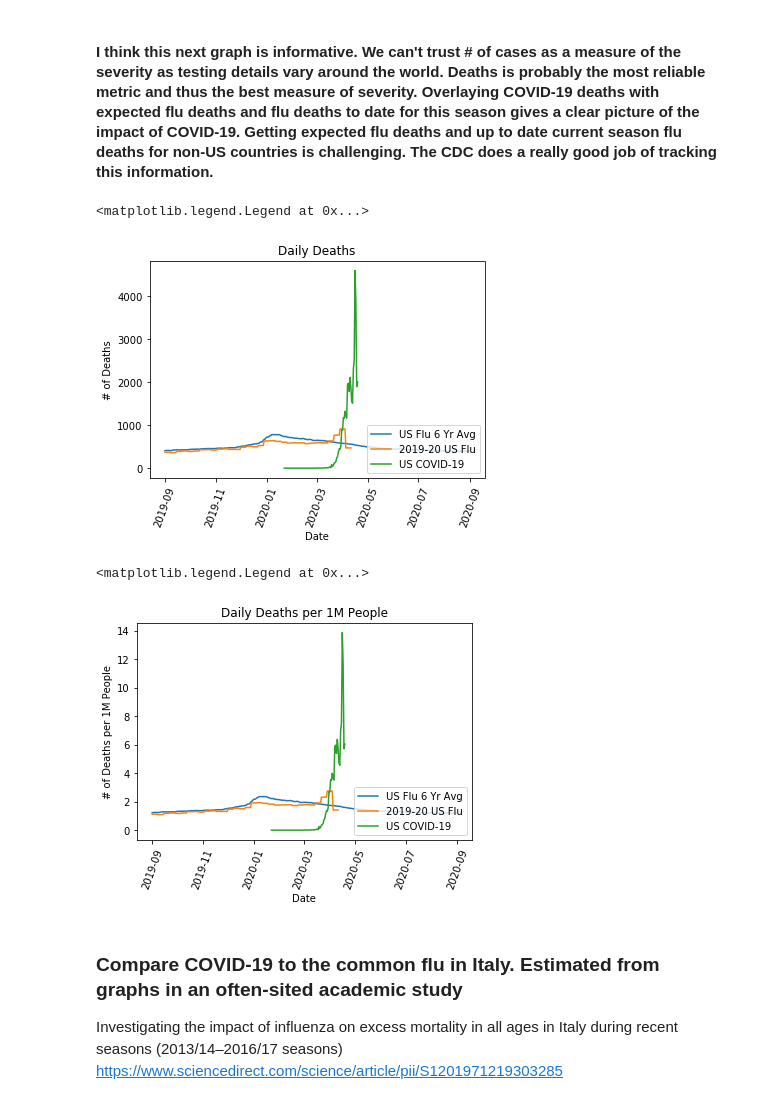
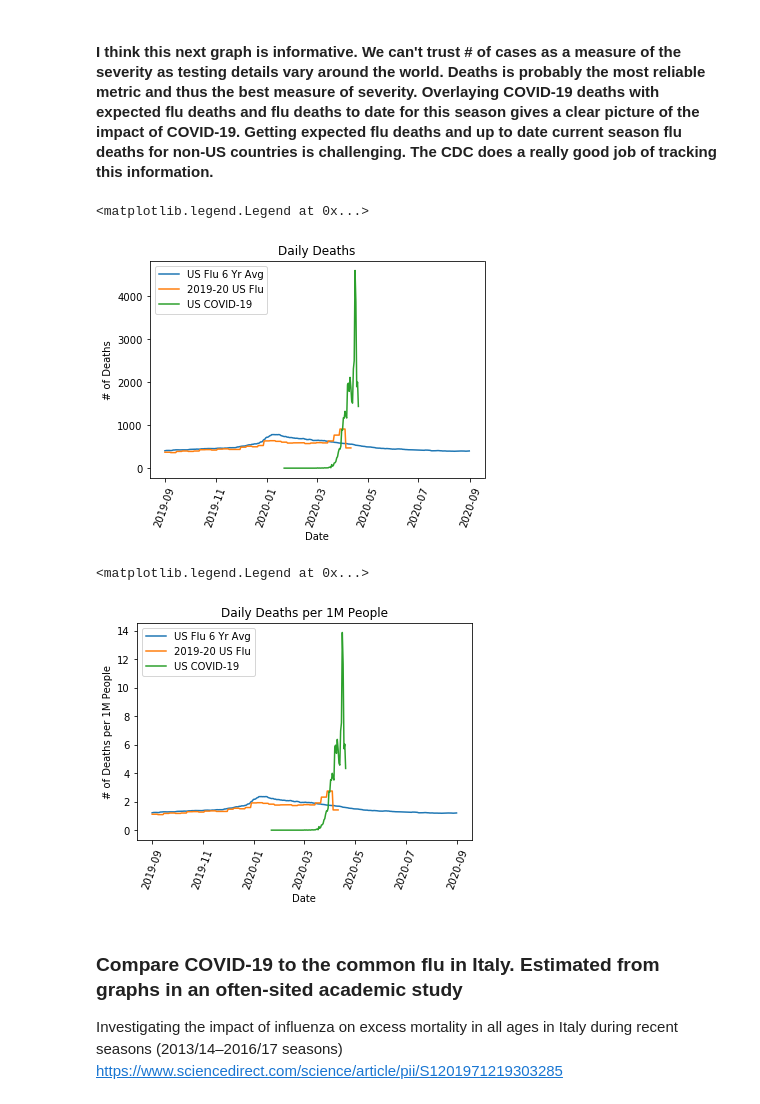
Before and after one commit to joshpoduska/infectious-disease-data, a Jupyter notebook: code/data_exploration_n_viz.ipynb, the cells around one changed output. Saved outputs shown, nothing was run; the diff lists cells and outputs as text; code cells hidden in the pictures.

```diff
--- a/code/data_exploration_n_viz.ipynb
+++ b/code/data_exploration_n_viz.ipynb
@@ -594,22 +594,22 @@ plt.xticks(rotation=70)
 plt.xlabel('Date')
 plt.ylabel('# of Deaths')
 plt.title('Daily Deaths')
-plt.legend(loc='lower right')
+plt.legend(loc='upper left')
 # %% [output]
 <matplotlib.legend.Legend at 0x...>
-[figure, old version]
+[figure, new version]
 # %%
 plt.plot('Date', 'flu_deaths_per1m', data=fluSeason, label = 'US Flu 6 Yr Avg')
 plt.plot('Date', 'flu_deaths_per1m', data=flu[flu.Date >= pd.Timestamp(2019, 9, 1)], label = '2019-20 US Flu')
 plt.plot('Date', 'dailyDeaths_per1m', data=uscovid, label = 'US COVID-19')
 plt.xticks(rotation=70)
 plt.xlabel('Date')
 plt.ylabel('# of Deaths per 1M People')
 plt.title('Daily Deaths per 1M People')
-plt.legend(loc='lower right')
+plt.legend(loc='upper left')
 # %% [output]
 <matplotlib.legend.Legend at 0x...>
-[figure, old version]
+[figure, new version]
 # %% [markdown]
 ### Compare COVID-19 to the common flu in Italy. Estimated from graphs in an often-sited academic study
 Investigating the impact of influenza on excess mortality in all ages in Italy during recent seasons (2013/14–2016/17 seasons)
```
Also changed, not shown: parts of 25 cells of this notebook, 16 other files.
